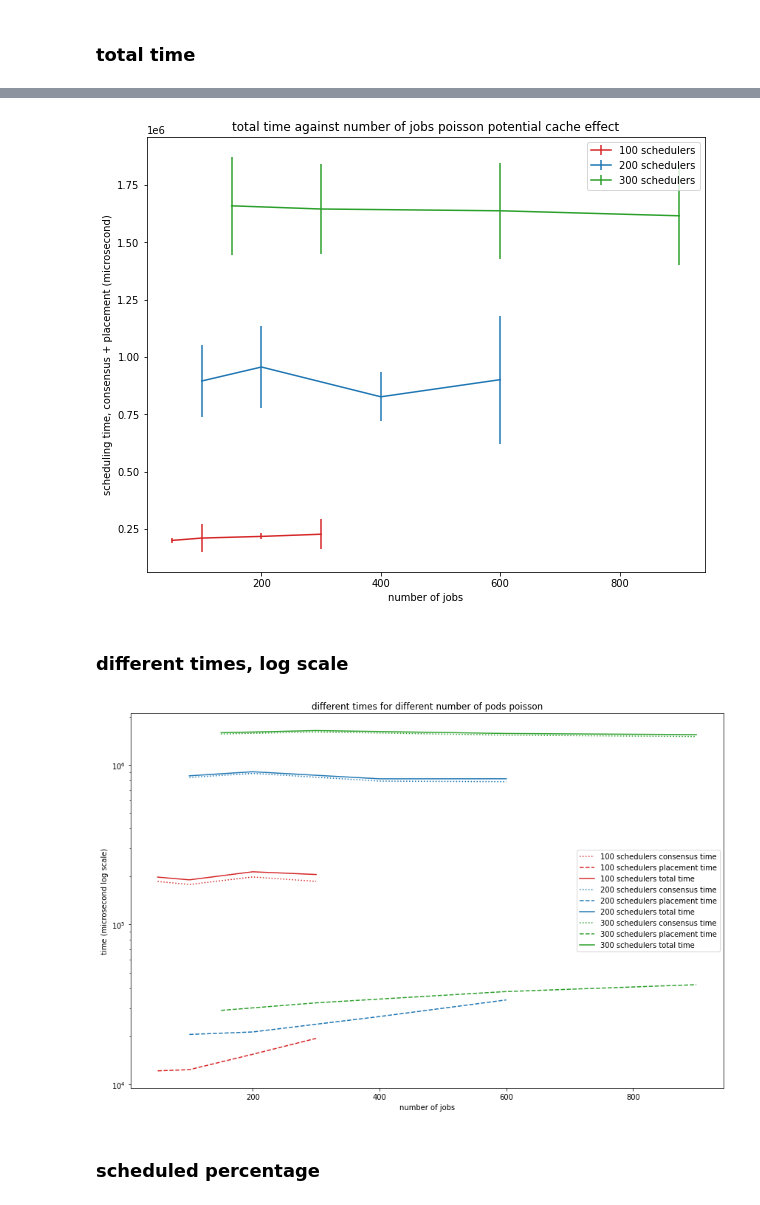
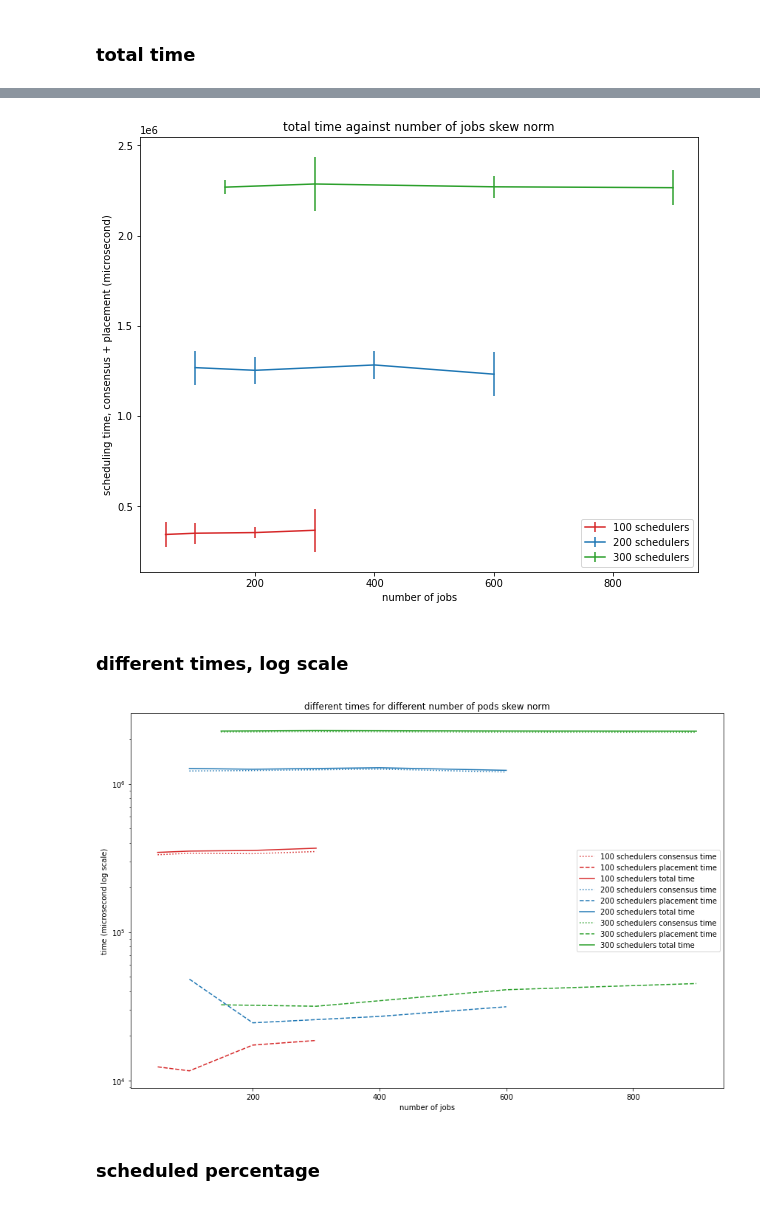
Before and after one commit to Vincent-lau/hyperion, a Jupyter notebook: measure/plotmetrics.ipynb, the cells around one changed output, grey strips where cells are left out. Saved outputs shown, nothing was run; the diff lists cells and outputs as text; code cells hidden in the pictures.

```diff
--- a/measure/plotmetrics.ipynb
+++ b/measure/plotmetrics.ipynb
@@ -329,6 +329,12 @@ dirs = ['data/2022-08-18T16-58-58', 'data/2022-08-18T16-59-48', 'data/2022-08-18
 
 # --- poisson smaller mean --- #
 dirs = ['data/2022-08-19T16-29-17', 'data/2022-08-19T16-30-29', 'data/2022-08-19T16-31-27', 'data/2022-08-19T16-59-55']
+
+# --- skew normal --- #
+dirs = ['data/2022-08-24T11-02-03', 'data/2022-08-24T11-04-03', 'data/2022-08-24T11-06-01', 'data/2022-08-24T11-10-18']
+
+# --- skew normal 2 --- #
+dirs = ['data/2022-08-24T14-15-46','data/2022-08-24T14-26-34', 'data/2022-08-24T14-28-18', 'data/2022-08-24T14-32-10']
 # %%
 pl = [{} for _ in range(len(dirs))]
 jobs = [0.5, 1.0, 2.0, 3.0, 4.0]
@@ -656,0 +702,17 @@ for pidx, p in enumerate(pods):
+# %%
+fig, ax = plt.subplots(nrows=2, ncols=1, figsize=(12, 20))
+
+for i, p in enumerate(pods):
+  ax[0].errorbar(pod_jobs[i], con_pod_times[i][:, 0], yerr = con_pod_times[i][:, 1], label=f'{p} schedulers', color=cs[i])
+
+  ax[1].errorbar(pod_jobs[i], pl_pod_times[i][:, 0], yerr = pl_pod_times[i][:, 1], color=cs[i ], label=f'{p} schedulers')
+
+ax[0].set_title('consensus time against number of jobs skew norm')
+ax[1].set_title('placement time against number of jobs skew norm')
+
+ax[0].set_xlabel('number of jobs')
+ax[0].set_ylabel('scheduling time, consensus + placement (microsecond)')
+ax[0].legend()
+ax[1].legend()
+
+# fig.savefig(f'{graph_dir}total-scheduling-time-skew-norm.png')
@@ -657,20 +722,20 @@ for pidx, p in enumerate(pods):
 # %%
 fig, ax = plt.subplots()
 fig.set_size_inches(15, 12)
 
 for i, p in enumerate(pods):
   ax.errorbar(pod_jobs[i], total_pod_times[i][:, 0], yerr = total_pod_times[i][:, 1], label=f'{p} schedulers', color=cs[i])
 
-ax.set_title('total time against number of jobs poisson potential cache effect')
+ax.set_title('total time against number of jobs skew norm')
 ax.set_xlabel('number of jobs')
 ax.set_ylabel('scheduling time, consensus + placement (microsecond)')
 ax.legend()
 
 fig.set_size_inches(10, 8)
 
-fig.savefig(f'{graph_dir}total-scheduling-time-against-jobs-poisson-cache.png')
+fig.savefig(f'{graph_dir}total-scheduling-time-skew-norm.png')
 # %% [output]
-[figure, old version]
+[figure, new version]
 # %% [markdown]
 ### different times, log scale
 # %%
@@ -686,14 +751,14 @@ for i, p in enumerate(pods):
 
 ax.set_ylabel('time (microsecond log scale)')
 ax.set_xlabel('number of jobs')
-ax.set_title(f'different times for different number of pods poisson')
+ax.set_title(f'different times for different number of pods skew norm')
 
 ax.legend()
 fig.tight_layout()
 
-fig.savefig(f'{graph_dir}different-time-against-jobs-log-poisson.png')
+fig.savefig(f'{graph_dir}different-time-against-jobs-log-skew-norm.png')
 # %% [output]
-[figure, old version]
+[figure, new version]
 # %% [markdown]
 ### scheduled percentage
 # %%
```
Also changed, not shown: parts of 5 cells of this notebook, 3 other files.
